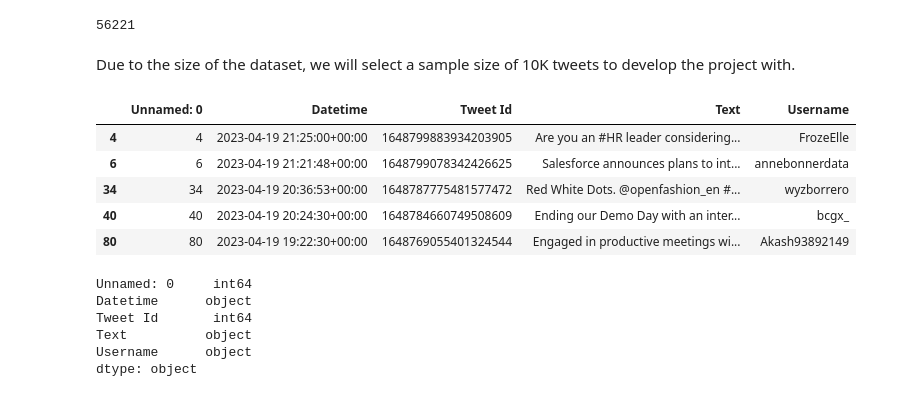
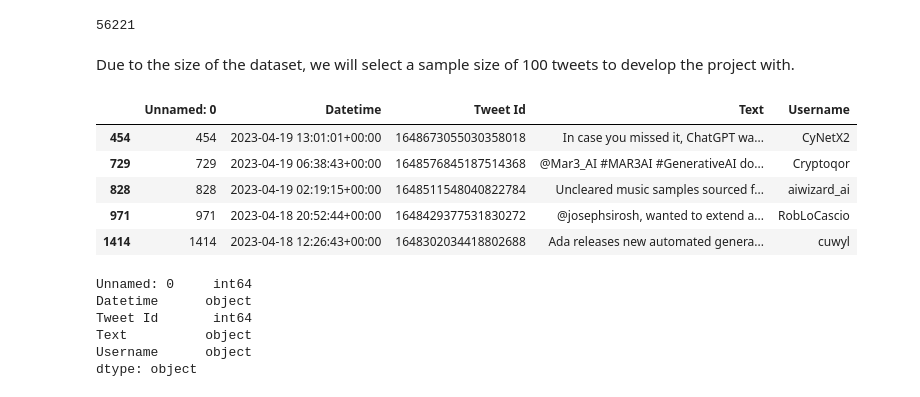
Before and after one commit to rebrinehart/gen-ai-tweets, a Jupyter notebook: gen-ai-tweet-analysis.ipynb, the cells around one changed output. Cells and saved outputs as stored; diff of their text form; code cells hidden in the pictures.

```diff
--- a/gen-ai-tweet-analysis.ipynb
+++ b/gen-ai-tweet-analysis.ipynb
@@ -28,21 +28,21 @@ len(df)
 # %% [output]
 56221
 # %% [markdown]
-Due to the size of the dataset, we will select a sample size of 10K tweets to develop the project with.
+Due to the size of the dataset, we will select a sample size of 100 tweets to develop the project with.
 # %%
 # select 10,000 random tweets
-sample = full_df.sample(n = 6000, random_state = 42)
+sample = full_df.sample(n = 100, random_state = 42)
 
 df = pd.DataFrame(sample)
 df.sort_values(by = 'Datetime', ascending = False, inplace = True)
 df.head()
 # %% [output]
 |  | Unnamed: 0 | Datetime | Tweet Id | Text | Username |
-| 4 | 4 | 2023-04-19 21:25:00+00:00 | 1648799883934203905 | Are you an #HR leader considering... | FrozeElle |
-| 6 | 6 | 2023-04-19 21:21:48+00:00 | 1648799078342426625 | Salesforce announces plans to int... | annebonnerdata |
-| 34 | 34 | 2023-04-19 20:36:53+00:00 | 1648787775481577472 | Red White Dots. @openfashion_en #... | wyzborrero |
-| 40 | 40 | 2023-04-19 20:24:30+00:00 | 1648784660749508609 | Ending our Demo Day with an inter... | bcgx_ |
-| 80 | 80 | 2023-04-19 19:22:30+00:00 | 1648769055401324544 | Engaged in productive meetings wi... | Akash93892149 |
+| 454 | 454 | 2023-04-19 13:01:01+00:00 | 1648673055030358018 | In case you missed it, ChatGPT wa... | CyNetX2 |
+| 729 | 729 | 2023-04-19 06:38:43+00:00 | 1648576845187514368 | @Mar3_AI #MAR3AI #GenerativeAI do... | Cryptoqor |
+| 828 | 828 | 2023-04-19 02:19:15+00:00 | 1648511548040822784 | Uncleared music samples sourced f... | aiwizard_ai |
+| 971 | 971 | 2023-04-18 20:52:44+00:00 | 1648429377531830272 | @josephsirosh, wanted to extend a... | RobLoCascio |
+| 1414 | 1414 | 2023-04-18 12:26:43+00:00 | 1648302034418802688 | Ada releases new automated genera... | cuwyl |
 # %%
 df.dtypes
 # %% [output]
```
Also changed, not shown: parts of 32 cells of this notebook.
